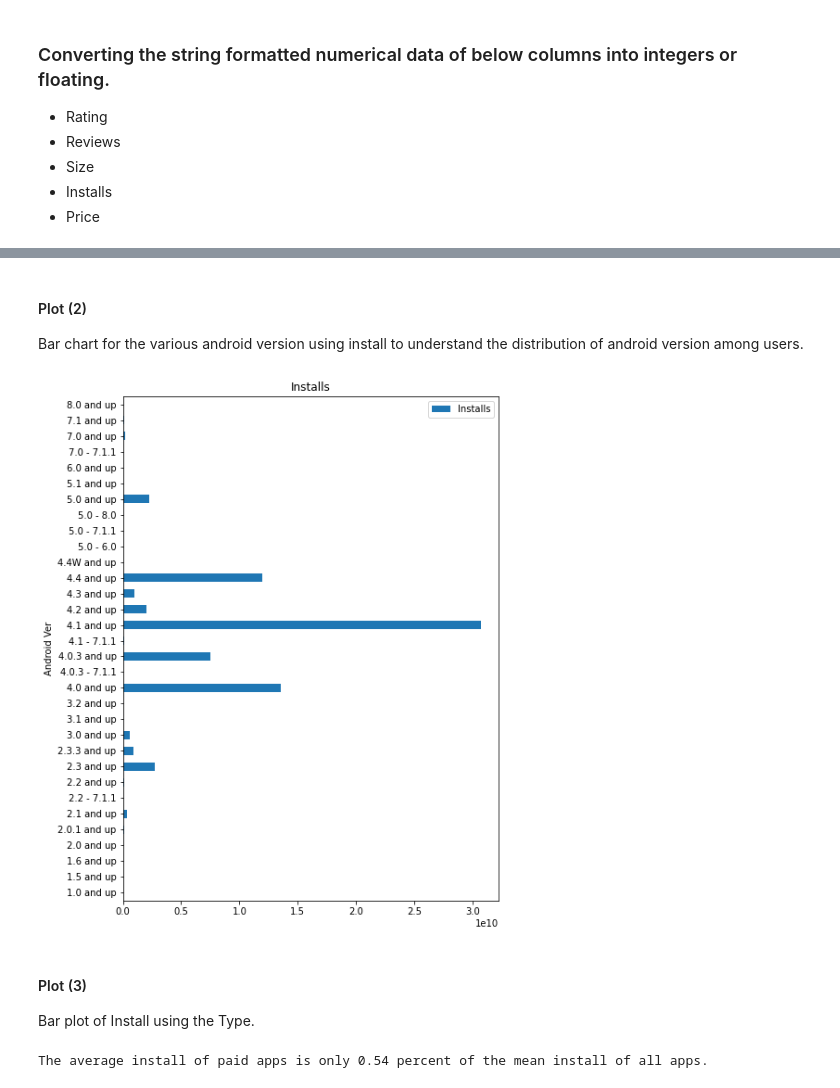
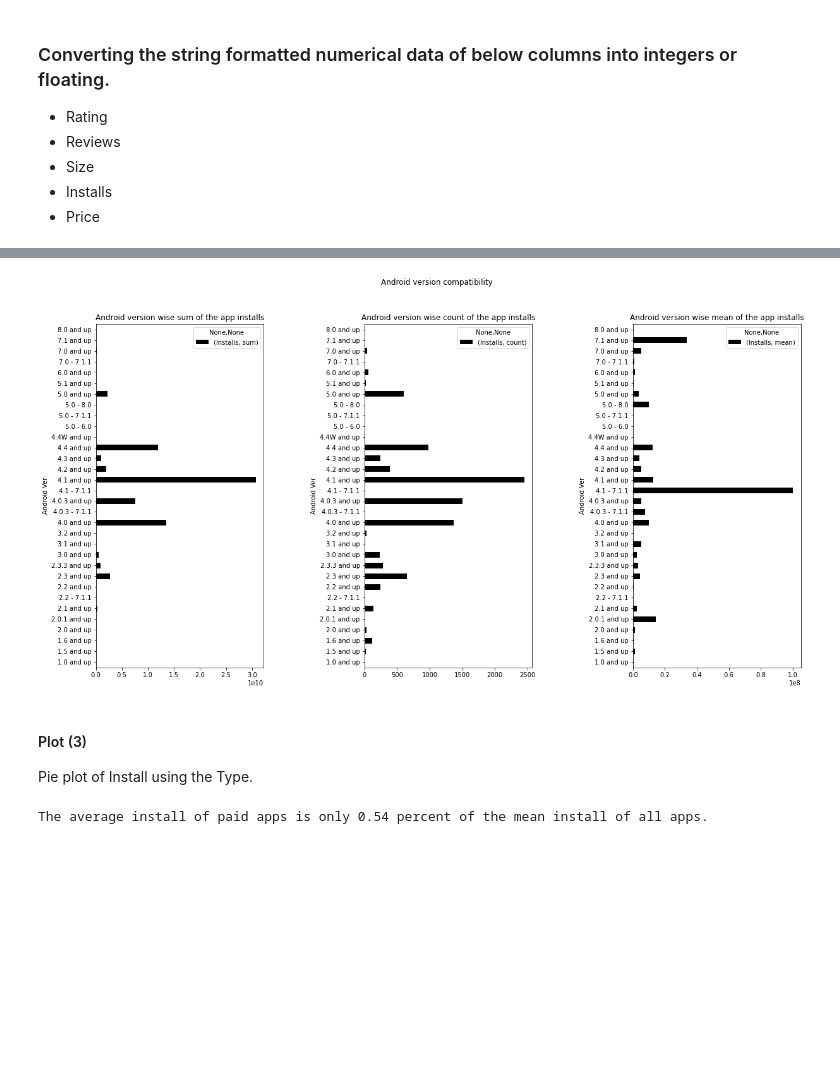
Before and after one commit to BharatSingla12/Play-Store-App-Review-Analysis-EDA-, a Jupyter notebook: Play_Store_App_Review_Analysis_Capstone_Project.ipynb, the cells around one changed output, grey strips where cells are left out. Saved outputs shown, nothing was run; the diff lists cells and outputs as text; code cells hidden in the pictures; blank space fills up the shorter version.

```diff
--- a/Play_Store_App_Review_Analysis_Capstone_Project.ipynb
+++ b/Play_Store_App_Review_Analysis_Capstone_Project.ipynb
@@ -387,17 +436,23 @@ ax = plot_df_1.plot(x = 'Android_Version', y = 'Count', kind = 'barh', figsize
-# %% [markdown]
-#### Plot (2)
-Bar chart for the various android version using install to understand the distribution of android version among users.
-# %%
-plot_df_0 = df[['Installs', 'Android Ver']][df['Android Ver'] != 'Varies with device']
-# ax = plot_df_1.plot(x = 'Android_Version', y = 'Count', kind = 'barh', figsize  = (8,8))
-
-plot_df_1 = plot_df_0.groupby(by= 'Android Ver', as_index=True).sum()
-ax  = plot_df_1.plot(rot=0, kind='barh', stacked=True, figsize  = (16,10), subplots=True,sharex = False, sharey = True, layout = (1,2))
-# %% [output]
-[figure, removed]
+# %%
+df0 = df[['Installs', 'Android Ver']][df['Android Ver'] != 'Varies with device']  #REmove varies with device
+
+df1 = df0[['Installs', 'Android Ver']]  # Select the columns
+df2 = df1.groupby(by= 'Android Ver', as_index=True).agg(['sum', 'count', 'mean']).fillna(0)
+
+fig, axs = plt.subplots(1, 3, figsize  = (20,10))
+fig.suptitle('Android version compatibility')
+fig.subplots_adjust(hspace=0.2, wspace = 0.6)
+
+df2.sort_index().plot(y = ('Installs', 'sum'), ax = axs[0], kind = 'barh', color= 'black', title = "Android version wise sum of the app installs")
+df2.sort_index().plot(y = ('Installs', 'count'), ax = axs[1], kind = 'barh',color= 'black', title = "Android version wise count of the app installs")
+df2.sort_index().plot(y = ('Installs', 'mean'), ax = axs[2], kind = 'barh',color= 'black', title = "Android version wise mean of the app installs")
+
+plt.show()
+# %% [output]
+[figure, added]
 # %% [markdown]
 #### Plot (3)
-Bar plot of Install using the Type.
+Pie plot of Install using the Type.
 # %%
 df1 = df[['Installs', 'Type']].groupby('Type', as_index=True).mean().sort_values(by='Installs', ascending=False)
 percentage = round((df1.loc['Paid','Installs']/(df1.loc['Paid','Installs']+df1.loc['Free','Installs']))*100, 2)
```
Also changed, not shown: parts of 32 cells of this notebook.
